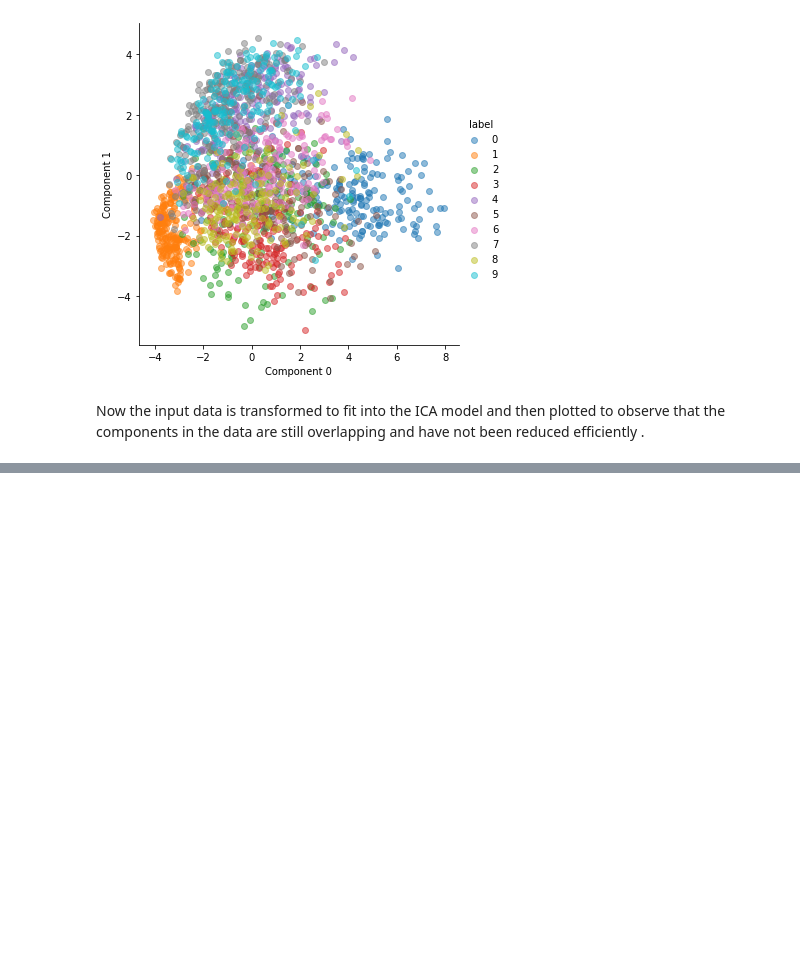
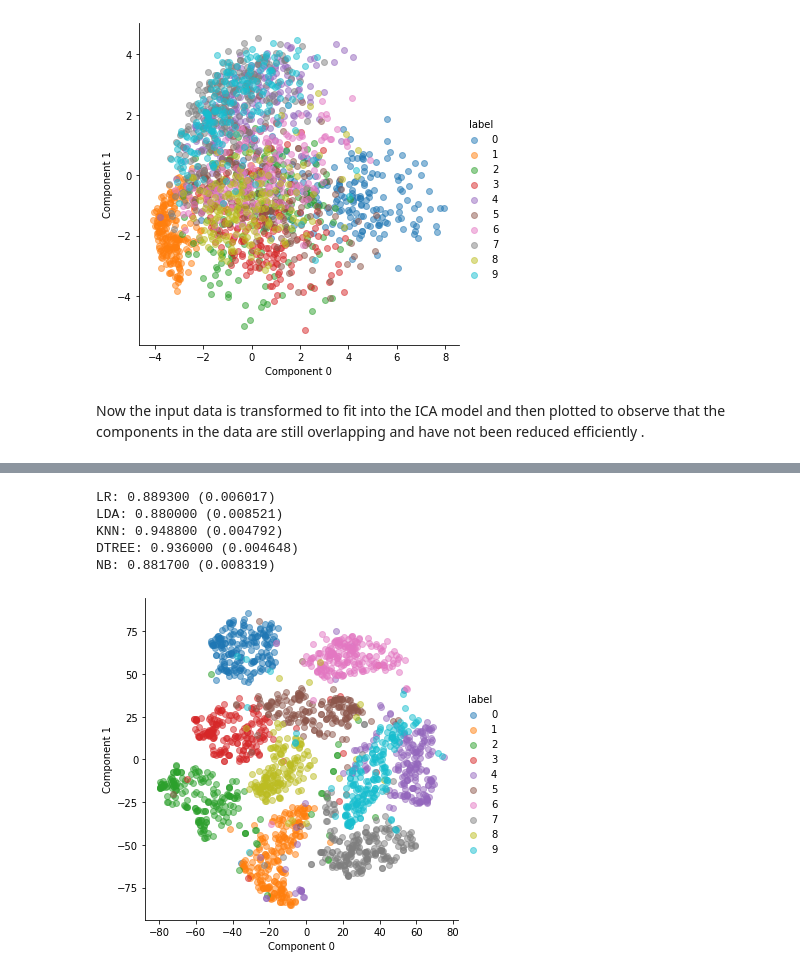
Before and after one commit to Somya1911/DMT_HandwrittenDigits, a Jupyter notebook: DMT_Project_D2_11.ipynb, the cells around one changed output, grey strips where cells are left out. Drawn from its saved outputs; the diff is of its cells as text; code cells hidden in the pictures; blank space fills up the shorter version.

```diff
--- a/DMT_Project_D2_11.ipynb
+++ b/DMT_Project_D2_11.ipynb
@@ -130,0 +203,42 @@ plt.scatter(X_ICA_reduced[:,9], X_ICA_reduced[:,0])
+# %%
+from sklearn.manifold import TSNE
+N=10000
+import numpy as np
+np.random.seed(0)
+tsne = TSNE()
+X_tsne = tsne.fit_transform(X[:N])
+# %%
+import warnings
+warnings.filterwarnings("ignore")
+from sklearn.linear_model import LogisticRegression
+from sklearn.tree import DecisionTreeClassifier
+from sklearn.neighbors import KNeighborsClassifier
+from sklearn.discriminant_analysis import LinearDiscriminantAnalysis
+from sklearn.naive_bayes import GaussianNB
+from sklearn.svm import SVC
+from sklearn.model_selection import KFold
+from sklearn.model_selection import cross_val_score
+models = []
+models.append(('LR', LogisticRegression()))
+models.append(('LDA', LinearDiscriminantAnalysis()))
+models.append(('KNN', KNeighborsClassifier()))
+models.append(('DTREE', DecisionTreeClassifier()))
+models.append(('NB', GaussianNB()))
+results = []
+names = []
+for name, model in models:
+ kfold = KFold(n_splits=10, random_state=7,shuffle=True)
+ cv_results = cross_val_score(model, X_tsne, Y[0:10000], cv=kfold, scoring='accuracy')
+ results.append(cv_results)
+ msg = "%s: %f (%f)" % (name, cv_results.mean(), cv_results.std())
+ print(msg)
+# %% [output]
+LR: 0.889300 (0.006017)
+LDA: 0.880000 (0.008521)
+KNN: 0.948800 (0.004792)
+DTREE: 0.936000 (0.004648)
+NB: 0.881700 (0.008319)
+# %%
+scatter_plot(X_tsne, Y, 0, 1, 2000)
+# %% [output]
+[figure, added]
```
Also changed, not shown: parts of 23 cells of this notebook.
